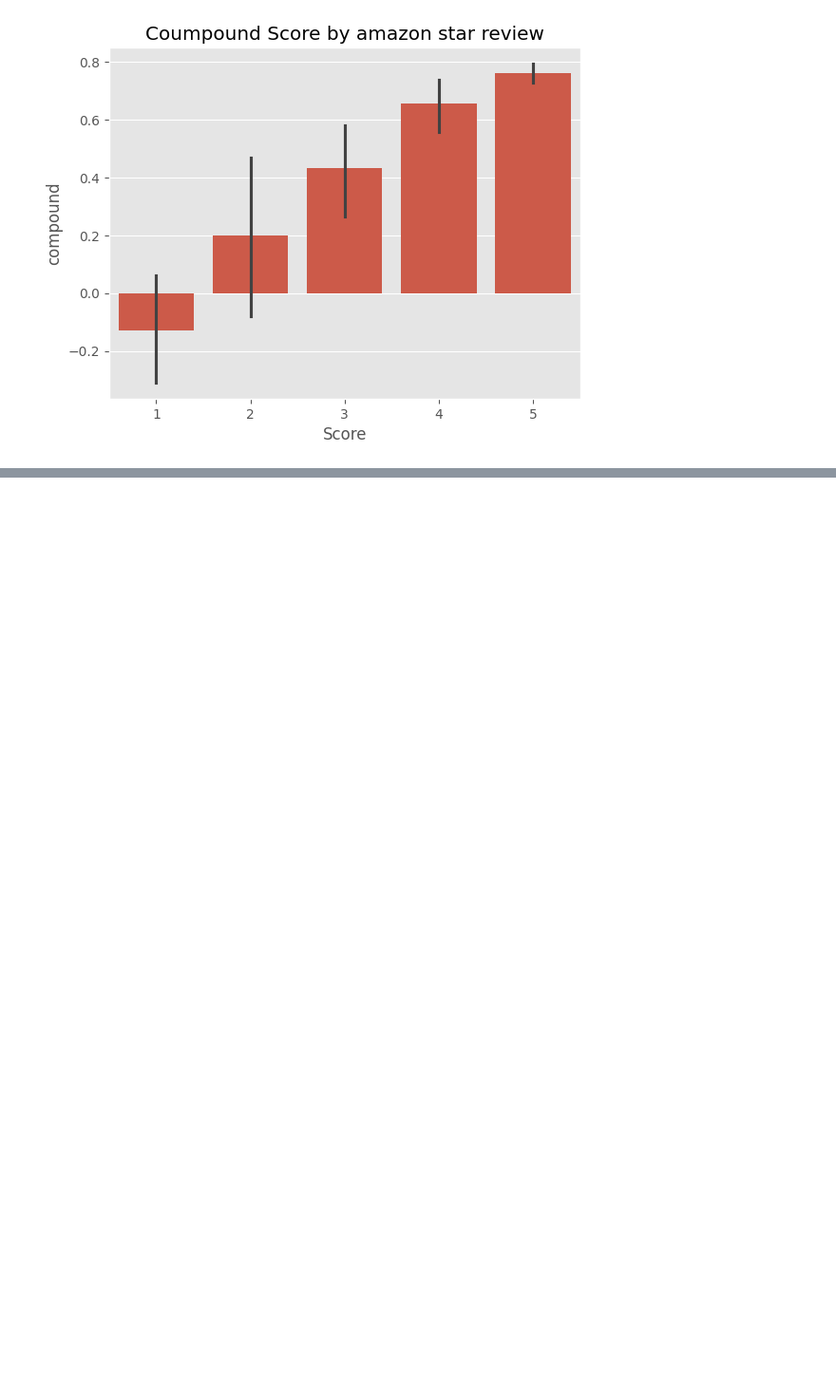
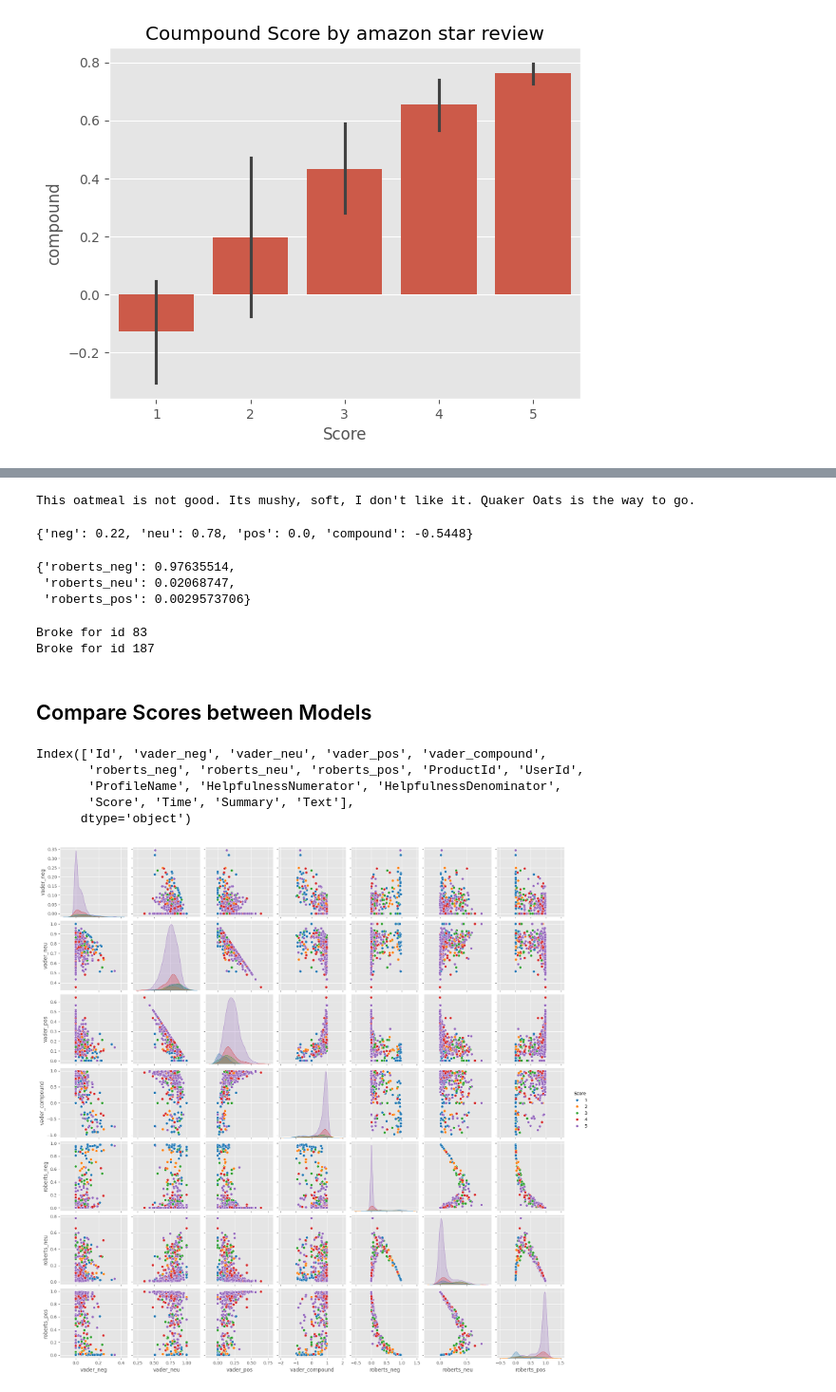
Before and after one commit to khairallah17/text-sentiment-analysis-using-nlp, a Jupyter notebook: NLP (VADER - ROBERTA).ipynb, the cells around one changed output, grey strips where cells are left out. Shown at 95% size. Cells and saved outputs as stored; diff of their text form; code cells hidden in the pictures; blank space fills up the shorter version.

```diff
--- a/NLP (VADER - ROBERTA).ipynb
+++ b/NLP (VADER - ROBERTA).ipynb
@@ -219,0 +232,73 @@ plt.show()
+# %%
+print(example)
+sia.polarity_scores(example)
+# %% [output]
+This oatmeal is not good. Its mushy, soft, I don't like it. Quaker Oats is the way to go.
+{'neg': 0.22, 'neu': 0.78, 'pos': 0.0, 'compound': -0.5448}
+# %%
+encoded_text = tokenizer(example, return_tensors='pt')
+output = model(**encoded_text)
+scores = output[0][0].detach().numpy()
+scores = softmax(scores)
+scores_dict = {
+    "roberts_neg": scores[0],
+    "roberts_neu": scores[1],
+    "roberts_pos": scores[2],
+}
+scores_dict
+# %% [output]
+{'roberts_neg': 0.97635514,
+ 'roberts_neu': 0.02068747,
+ 'roberts_pos': 0.0029573706}
+# %%
+def polarity_scores_roberta(example):
+    encoded_text = tokenizer(example, return_tensors='pt')
+    output = model(**encoded_text)
+    scores = output[0][0].detach().numpy()
+    scores = softmax(scores)
+    scores_dict = {
+        "roberts_neg": scores[0],
+        "roberts_neu": scores[1],
+        "roberts_pos": scores[2],
+    }
+    return scores_dict
+# %%
+res = {}
+for i,row in tqdm(df.iterrows(), total=len(df)):
+    try :
+        text = row['Text']
+        myid = row['Id']
+        vader_results = sia.polarity_scores(text)
+        vader_result_rename = {}
+        for key, value in vader_results.items():
+                vader_result_rename[f"vader_{key}"] = value
+        roberta_results = polarity_scores_roberta(text)
+        both = {**vader_result_rename, **roberta_results}
+        res[myid] = both
+    except RuntimeError:
+        print(f'Broke for id {myid}')
+# %% [output]
+Broke for id 83
+Broke for id 187
+# %%
+results_df = pd.DataFrame(res).T
+results_df = results_df.reset_index().rename(columns={'index': 'Id'})
+results_df = results_df.merge(df, how='left')
+# sentiment score and metadata
+results_df.head()
+# %% [markdown]
+## Compare Scores between Models
+# %%
+results_df.columns
+# %% [output]
+Index(['Id', 'vader_neg', 'vader_neu', 'vader_pos', 'vader_compound',
+       'roberts_neg', 'roberts_neu', 'roberts_pos', 'ProductId', 'UserId',
+       'ProfileName', 'HelpfulnessNumerator', 'HelpfulnessDenominator',
+       'Score', 'Time', 'Summary', 'Text'],
+      dtype='object')
+# %%
+sns.pairplot(data=results_df, vars=['vader_neg', 'vader_neu', 'vader_pos', 'vader_compound',
+       'roberts_neg', 'roberts_neu', 'roberts_pos'], hue='Score', palette='tab10')
+plt.show()
+# %% [output]
+[figure, added]
```
Also changed, not shown: parts of 9 cells of this notebook.
